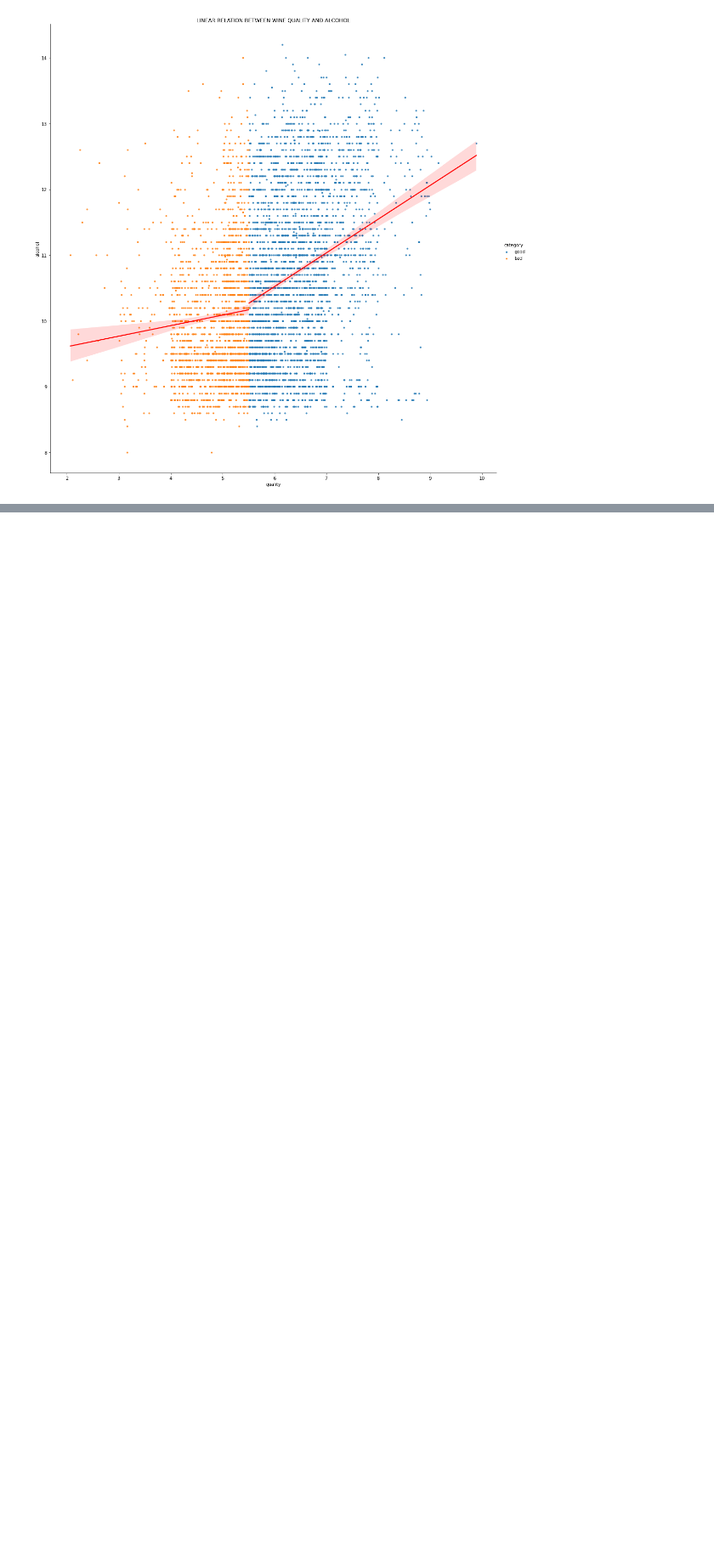
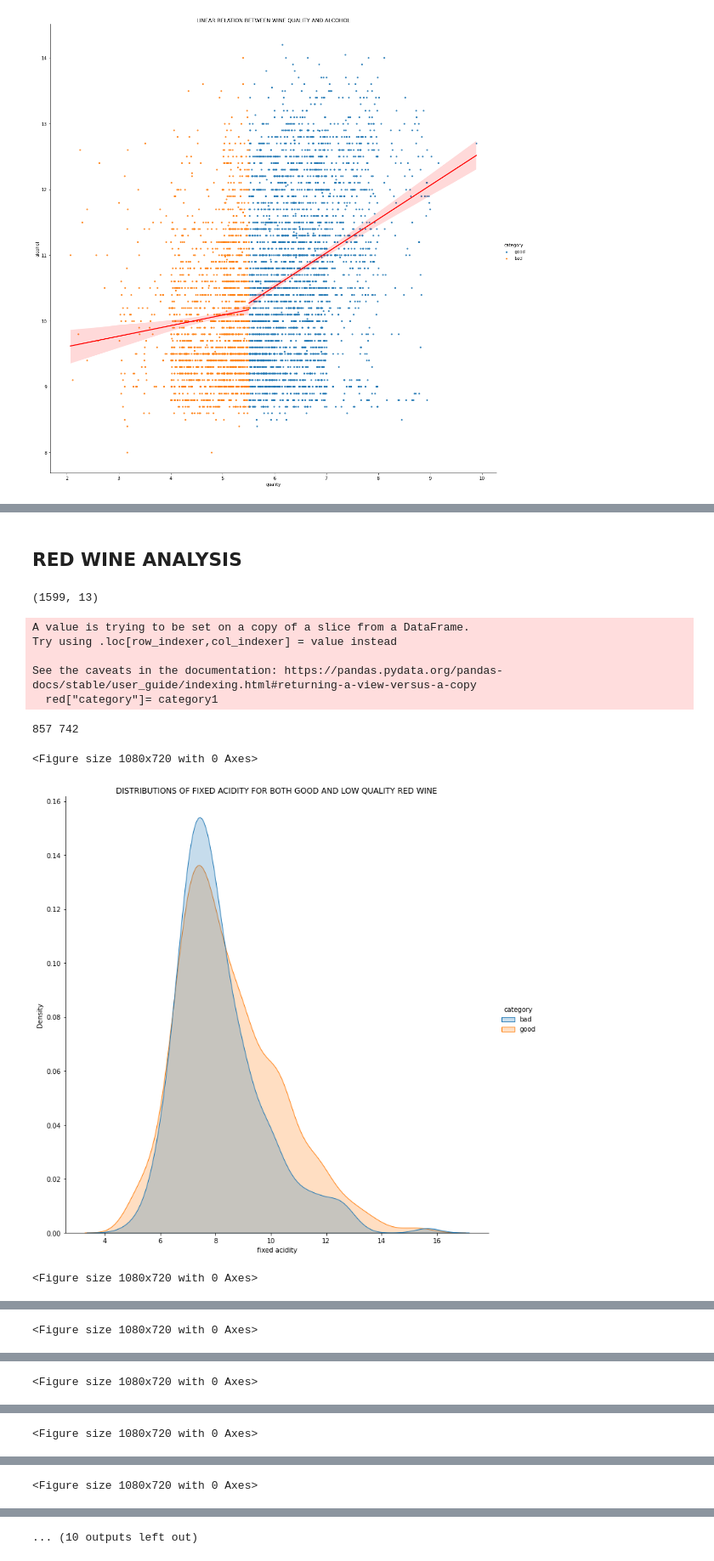
Before and after one commit to Alvin-igobwa/Wine_Analytics, a Jupyter notebook: analysis.ipynb, the cells around one changed output, grey strips where cells are left out. Shown at 85% size. Drawn from its saved outputs; the diff is of its cells as text; code cells hidden in the pictures; blank space fills up the shorter version.

```diff
--- a/analysis.ipynb
+++ b/analysis.ipynb
@@ -119,0 +143,2 @@ for col in filt.columns:
+# %% [markdown]
+## RED WINE ANALYSIS
@@ -119,0 +147,40 @@ for col in filt.columns:
+# %%
+red.shape
+# %% [output]
+(1599, 13)
+# %%
+## wine quality categorizer
+category1 = []
+for quality in red.quality:
+    if quality <= 5.5:
+        category1.append("bad")
+    else:
+        category1.append("good")
+red["category"]= category1
+# %% [output]
+A value is trying to be set on a copy of a slice from a DataFrame.
+Try using .loc[row_indexer,col_indexer] = value instead
+
+See the caveats in the documentation: https://pandas.pydata.org/pandas-docs/stable/user_guide/indexing.html#returning-a-view-versus-a-copy
+  red["category"]= category1
+# %%
+good, bad = red[red.category=="good"].shape[0],red[red.category=="bad"].shape[0]
+print(good,bad)
+# %% [output]
+857 742
+# %%
+## Comparing distributions of good and bad wine characteristics
+
+### GOOD
+for col in red[red.category=="good"][['fixed acidity', 'volatile acidity', 'citric acid',
+       'residual sugar', 'chlorides', 'free sulfur dioxide',
+       'total sulfur dioxide', 'density', 'pH', 'sulphates', 'alcohol']]:
+    plt.figure(figsize=(15,10))
+    sns.displot(red,x=col,hue="category",height=10,kind ="kde",fill = True)
+    plt.title("DISTRIBUTIONS OF "+col.upper()+" FOR BOTH GOOD AND LOW QUALITY RED WINE")
+    plt.savefig("red_wine_distplot"+col +"image.png",dpi=300)
+    plt.show()
+# %% [output]
+<Figure size 1080x720 with 0 Axes>
+[figure, added]
+<Figure size 1080x720 with 0 Axes>
@@ -119,0 +188 @@ for col in filt.columns:
+<Figure size 1080x720 with 0 Axes>
@@ -119,0 +190 @@ for col in filt.columns:
+<Figure size 1080x720 with 0 Axes>
@@ -119,0 +192 @@ for col in filt.columns:
+<Figure size 1080x720 with 0 Axes>
@@ -119,0 +194 @@ for col in filt.columns:
+<Figure size 1080x720 with 0 Axes>
@@ -119,0 +196 @@ for col in filt.columns:
+... (10 outputs left out)
```
Also changed, not shown: parts of 9 cells of this notebook, 45 other files.
